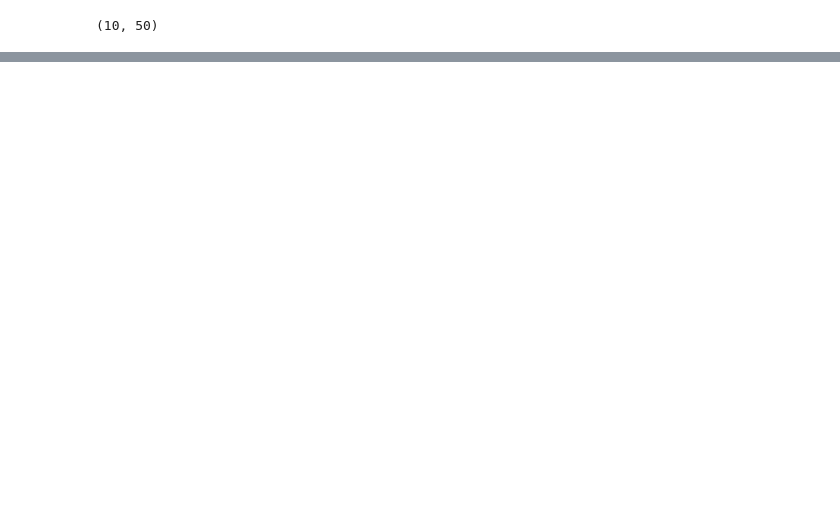
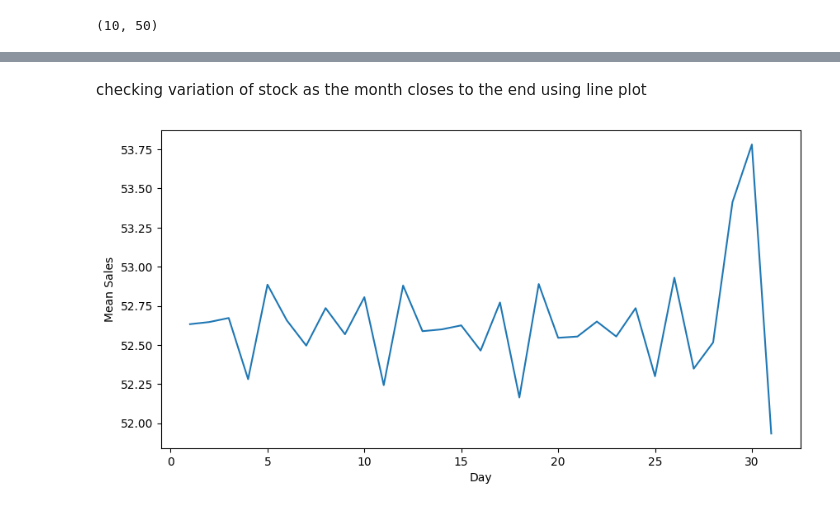
Before and after one commit to Vedanshi18/inventory-demand-forecasting, a Jupyter notebook: Inventory_Demand_Forecasting.ipynb, the cells around one changed output, grey strips where cells are left out. Saved outputs shown, nothing was run; the diff lists cells and outputs as text; code cells hidden in the pictures; blank space fills up the shorter version.

```diff
--- a/Inventory_Demand_Forecasting.ipynb
+++ b/Inventory_Demand_Forecasting.ipynb
@@ -216,0 +223,10 @@ plt.show()
+# %% [markdown]
+checking variation of stock as the month closes to the end using line plot
+# %%
+plt.figure(figsize=(10,5))
+df.groupby('day').mean()['sales'].plot()
+plt.xlabel("Day")
+plt.ylabel("Mean Sales")
+plt.show()
+# %% [output]
+[figure, added]
```
Also changed, not shown: parts of 37 cells of this notebook.
